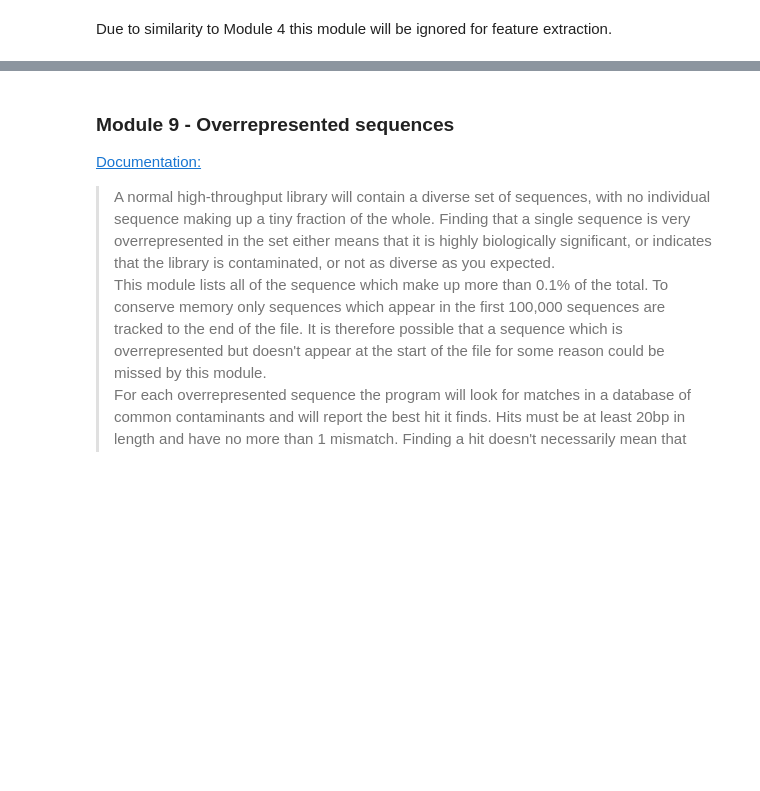
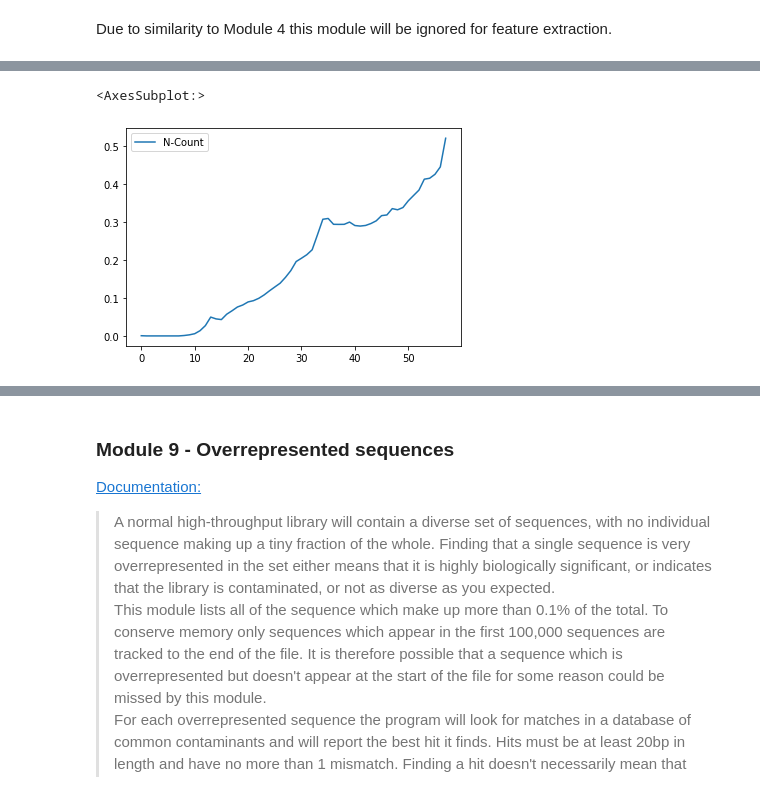
Before and after one commit to AlexHTW/ngs_quality_control, a Jupyter notebook: 06_feature_engineering_modules.ipynb, the cells around one changed output, grey strips where cells are left out. Drawn from its saved outputs; the diff is of its cells as text; code cells hidden in the pictures; blank space fills up the shorter version.

```diff
--- a/06_feature_engineering_modules.ipynb
+++ b/06_feature_engineering_modules.ipynb
@@ -192,0 +212,5 @@ It's not unusual to see a very low proportion of Ns appearing in a sequence, esp
+# %%
+ngs_reads['Per base N content'][71].plot()
+# %% [output]
+<AxesSubplot:>
+[figure, added]
```
Also changed, not shown: parts of 12 cells of this notebook.
